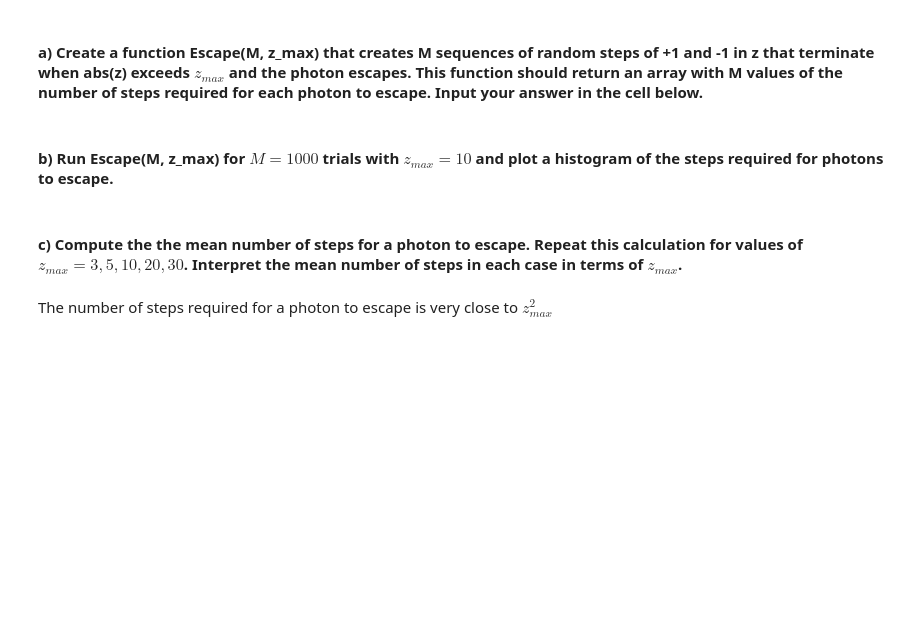
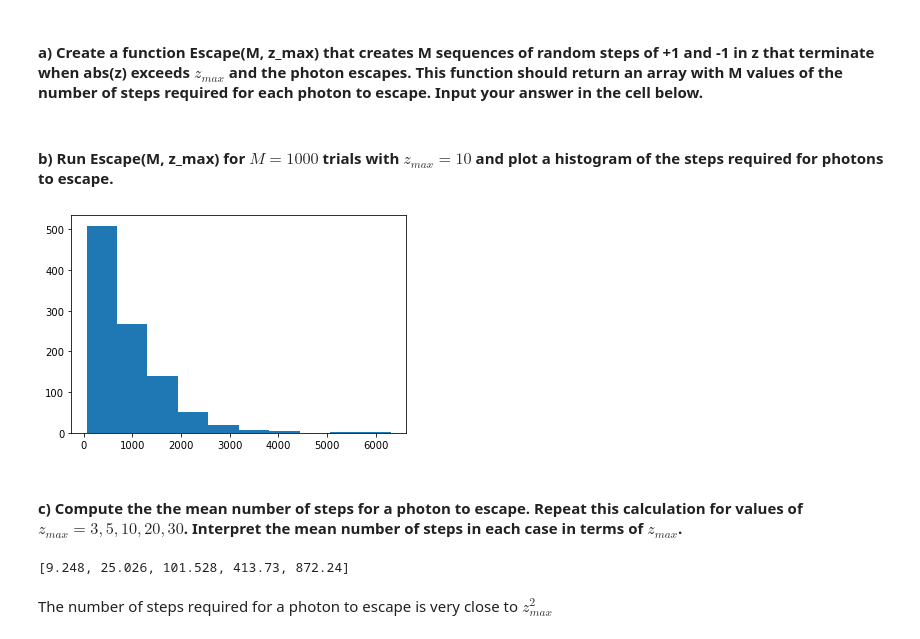
Before and after one commit to jackbb147/bwp, a Jupyter notebook: photon_escape_problem.ipynb, the cells around one changed output. Saved outputs shown, nothing was run; the diff lists cells and outputs as text; code cells hidden in the pictures; blank space fills up the shorter version.

```diff
--- a/photon_escape_problem.ipynb
+++ b/photon_escape_problem.ipynb
@@ -31,14 +31,16 @@ def Escape(M, zmax):
         # keep generating random number from {-1, 1} until absolute value of sum reaches z_max
         sum  = 0
         stop  = False
+        iterations = 0      # number of steps
 
         while not stop:
             sum += random.choice(choices)
+            iterations += 1
             if abs(sum) >= zmax:
                 stop = True
 
         # store the number of random numbers generated in the previous step in the answer list.
-        answer_list.append(sum)
+        answer_list.append(iterations)
 
 
     # return the answer list.
@@ -52,11 +52,30 @@ def Escape(M, zmax):
+# %%
+#b) Solution
+arr = Escape(1000, 30)
+
+plt.hist(arr)
+
+plt.show()
+# %% [output]
+[figure, added]
 # %% [markdown]
 #### c) Compute the the mean number of steps for a photon to escape. Repeat this calculation for values of $z_{max} = 3, 5, 10, 20, 30$. Interpret the mean number of steps in each case in terms of $z_{max}$.
 # %%
 #c) Solution
 
 # call Escape with M = 1000 and z_max = 3,5,10,20,30
+# then compute the mean of the returned array
+z_maxes = [3, 5, 10, 20, 30]
+means = []
 
-#compute the mean of the returned array
+for z_max in z_maxes:
+    means.append(
+        mean(Escape(1000, z_max))
+    )
+
+print(means)
+# %% [output]
+[9.248, 25.026, 101.528, 413.73, 872.24]
 # %% [markdown]
 The number of steps required for a photon to escape is very close to $z_{max}^2$
 # %% [markdown]
```
Also changed, not shown: parts of 1 cell of this notebook.
